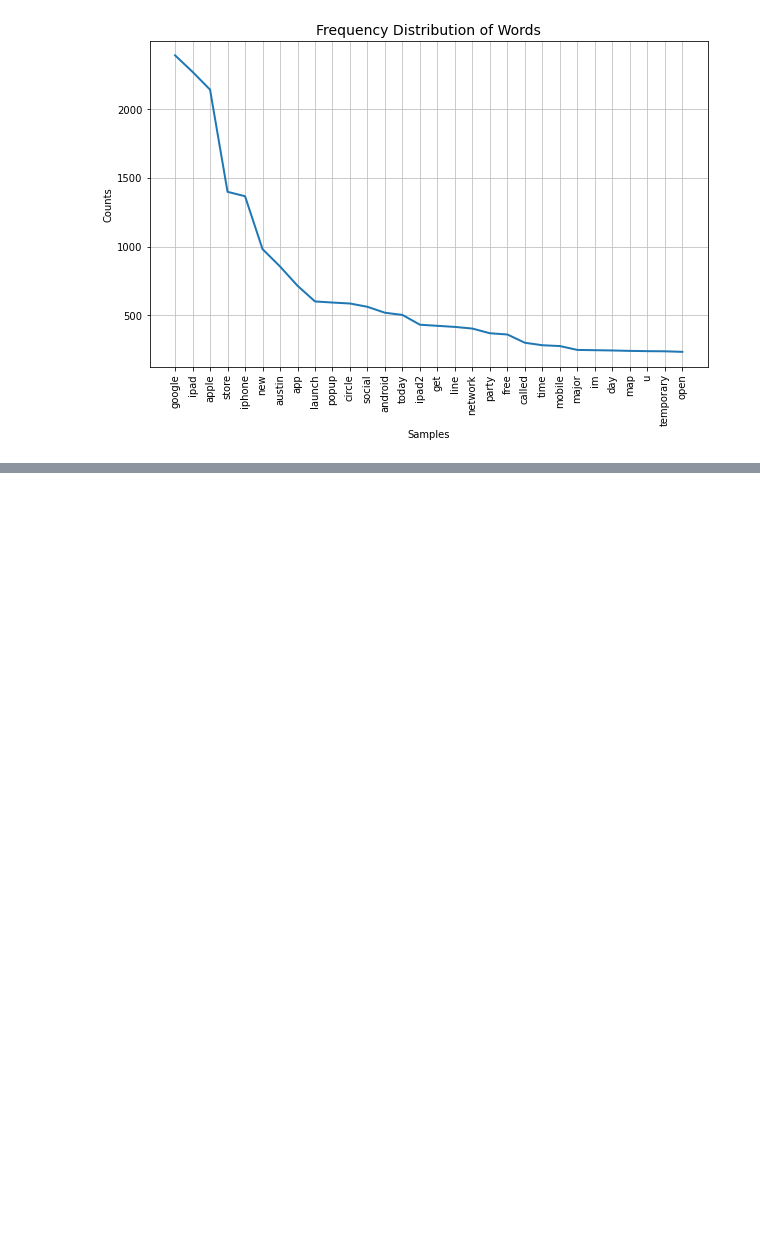
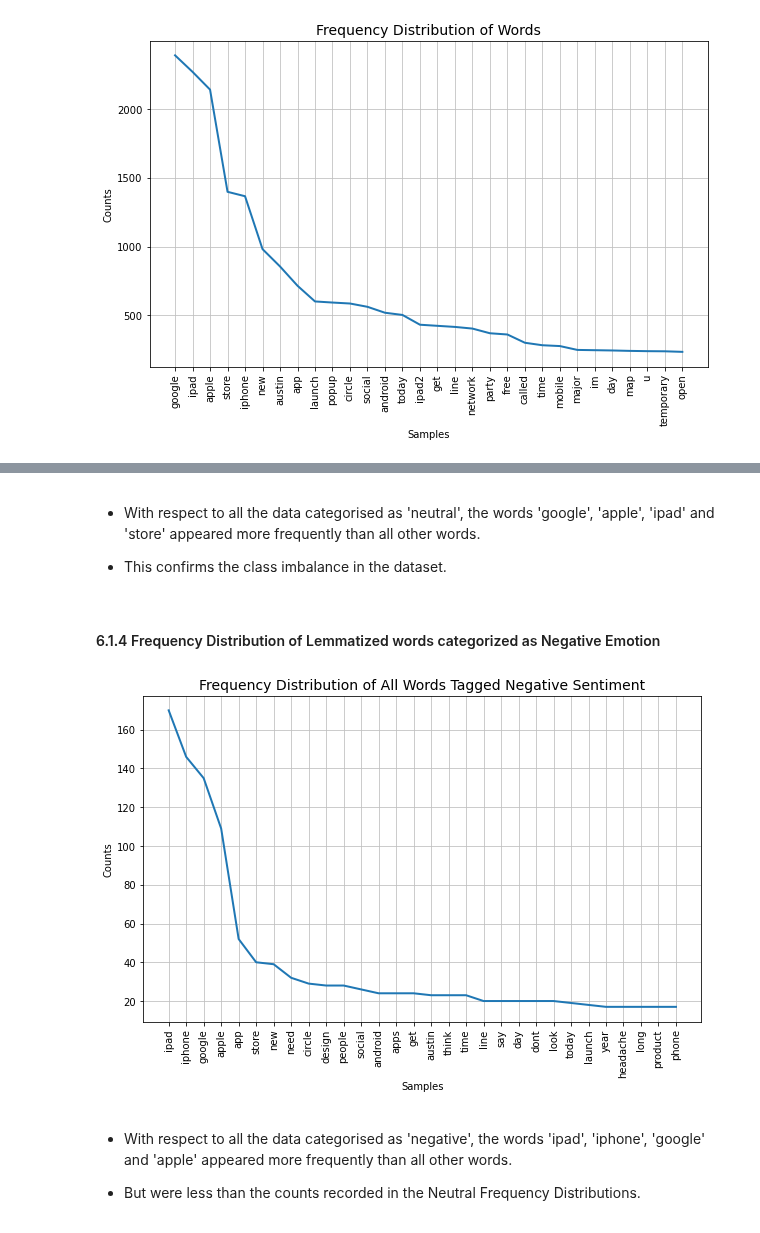
Before and after one commit to gtisnanga/GRP-13-FINAL-PROJECT, a Jupyter notebook: FINAL.ipynb, the cells around one changed output, grey strips where cells are left out. Drawn from its saved outputs; the diff is of its cells as text; code cells hidden in the pictures; blank space fills up the shorter version.

```diff
--- a/FINAL.ipynb
+++ b/FINAL.ipynb
@@ -629,0 +650,14 @@ plot_fdist()
+# %% [markdown]
+- With respect to all the data categorised as 'neutral', the words 'google', 'apple', 'ipad' and 'store' appeared more frequently than all other words.
+
+- This confirms the class imbalance in the dataset.
+# %% [markdown]
+#### 6.1.4 Frequency Distribution of Lemmatized words categorized as Negative Emotion
+# %%
+plot_fdist(sentiment="Negative emotion", title="Frequency Distribution of All Words Tagged Negative Sentiment")
+# %% [output]
+[figure, added]
+# %% [markdown]
+- With respect to all the data categorised as 'negative', the words 'ipad', 'iphone', 'google' and 'apple' appeared more frequently than all other words.
+
+- But were less than the counts recorded in the Neutral Frequency Distributions.
```
Also changed, not shown: parts of 7 cells of this notebook.
